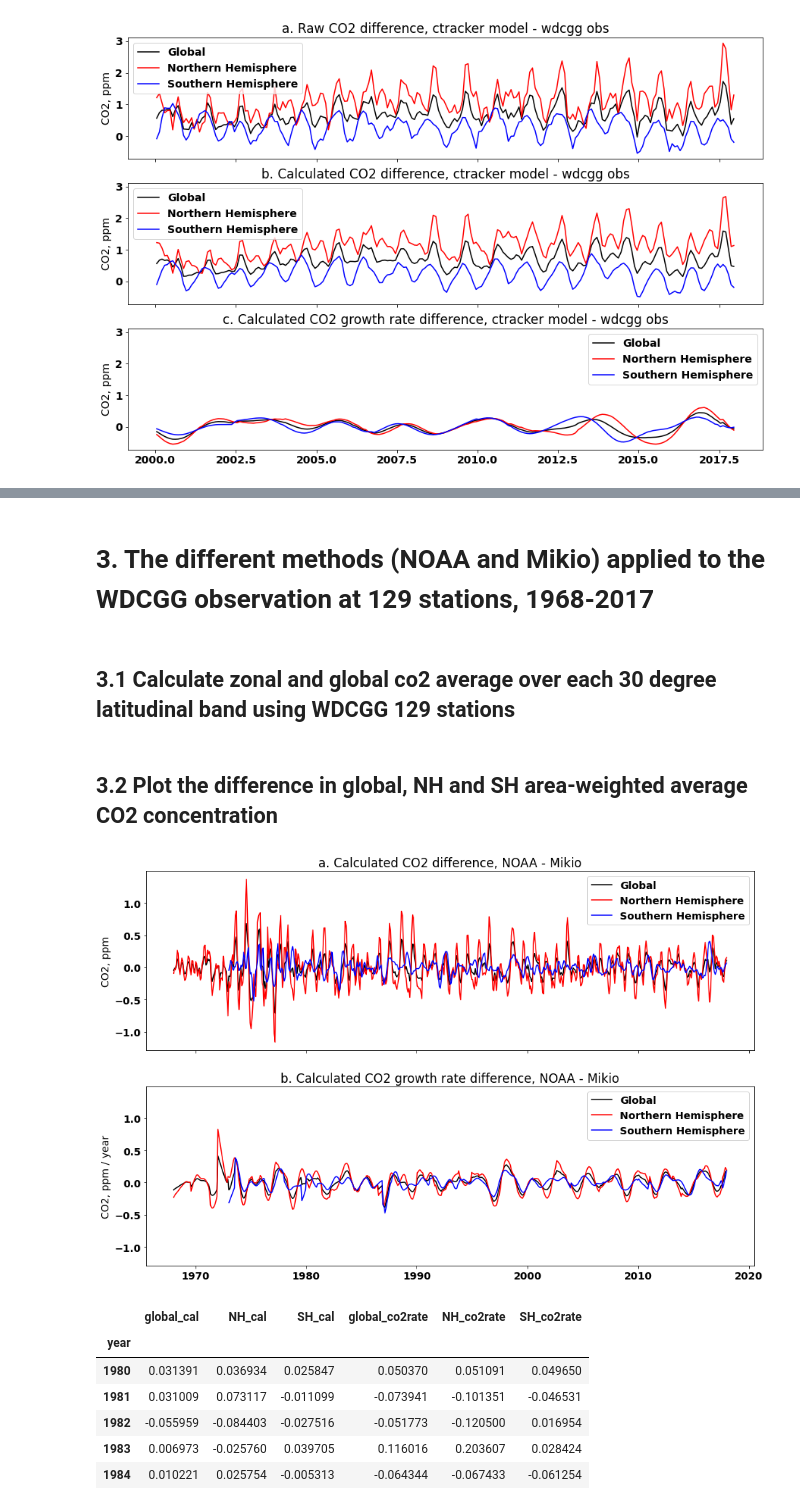
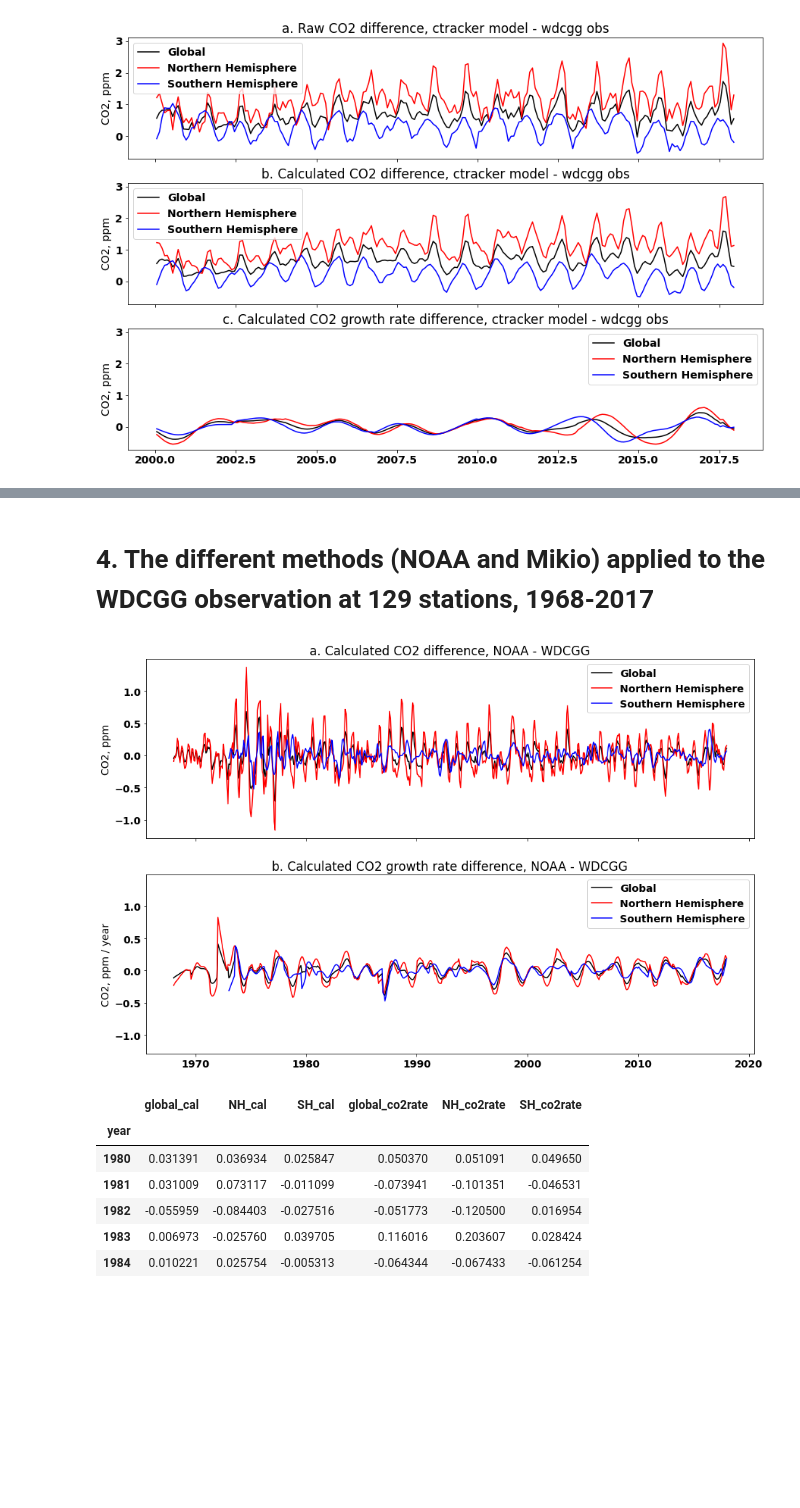
Before and after one commit to ZWsourcecode/co2, a Jupyter notebook: code/compare_wdcgg_ctracker_obs.ipynb, the cells around one changed output, grey strips where cells are left out. Drawn from its saved outputs; the diff is of its cells as text; code cells hidden in the pictures; blank space fills up the shorter version.

```diff
--- a/code/compare_wdcgg_ctracker_obs.ipynb
+++ b/code/compare_wdcgg_ctracker_obs.ipynb
@@ -443,5 +610,6 @@ diff_monthly.agg(["mean", "std"])
 # %% [markdown]
-# 3. The different methods (NOAA and Mikio) applied to the WDCGG observation at 129 stations, 1968-2017
+<a name="noaa_mikio_wdcgg"></a>
+# 4. The different methods (NOAA and Mikio) applied to the WDCGG observation at 129 stations, 1968-2017
 # %%
 # read data
 df_co2_cal_wdcgg_noaa = pd.read_csv(WDCGG_PATH + "df_co2_cal_wdcgg_obs_noaa.csv")
@@ -455,6 +623,4 @@ df_datetime = pd.DataFrame()
 df_datetime["date"] = pd.date_range(start='1968-01-01', end='2017-12-31', freq="M")
 df_datetime.date = df_datetime.date.apply(lambda dt: dt.replace(day=15))
 df_datetime['decimalyear'] = decimalDate_ymd( df_datetime.date.dt.year,  df_datetime.date.dt.month, 15)
-# %% [markdown]
-## 3.1 Calculate zonal and global co2 average over each 30 degree latitudinal band using WDCGG 129 stations
 # %%
@@ -528,29 +695,28 @@ co2_monthly_mikio.columns = ["global_cal","NH_cal","SH_cal","global_co2rate","NH
 co2_monthly_mikio["year"] = df_datetime.date.dt.year.tolist()
 
 co2_annual_mikio = co2_monthly_mikio.groupby(["year"]).mean().T
-# %% [markdown]
-## 3.2 Plot the difference in global, NH and SH area-weighted average CO2 concentration
 # %%
+# 4.2 Plot the difference in global, NH and SH area-weighted average CO2 concentration
 fig,axis = plt.subplots(nrows=2, ncols=1, sharex=True, sharey=True, figsize = (15, 10))
 (ax1, ax2) = axis
 
 ax1.plot(df_datetime.decimalyear, co2_monthly_noaa.global_cal-co2_monthly_mikio.global_cal,"k", label = "Global")
 ax1.plot(df_datetime.decimalyear, co2_monthly_noaa.NH_cal-co2_monthly_mikio.NH_cal,"r", label = "Northern Hemisphere")
 ax1.plot(df_datetime.decimalyear, co2_monthly_noaa.SH_cal-co2_monthly_mikio.SH_cal,"b", label = "Southern Hemisphere")
 ax1.set_ylabel("CO2, ppm")
 ax1.legend()
-ax1.set_title("a. Calculated CO2 difference, NOAA - Mikio")
+ax1.set_title("a. Calculated CO2 difference, NOAA - WDCGG")
 
 ax2.plot(df_datetime.decimalyear, co2_monthly_noaa.global_co2rate-co2_monthly_mikio.global_co2rate,"k", label = "Global")
 ax2.plot(df_datetime.decimalyear, co2_monthly_noaa.NH_co2rate-co2_monthly_mikio.NH_co2rate,"r", label = "Northern Hemisphere")
 ax2.plot(df_datetime.decimalyear, co2_monthly_noaa.SH_co2rate-co2_monthly_mikio.SH_co2rate,"b", label = "Southern Hemisphere")
 ax2.set_ylabel("CO2, ppm / year")
 ax2.legend()
-ax2.set_title("b. Calculated CO2 growth rate difference, NOAA - Mikio")
+ax2.set_title("b. Calculated CO2 growth rate difference, NOAA - WDCGG")
 
 plt.savefig("figure9.png")
 # %% [output]
-[figure, old version]
+[figure, new version]
 # %%
 diff_annaul  = (co2_annual_noaa-co2_annual_mikio).T
 diff_annaul.iloc[12:,:]
```
Also changed, not shown: parts of 23 cells of this notebook, 3 other files.
